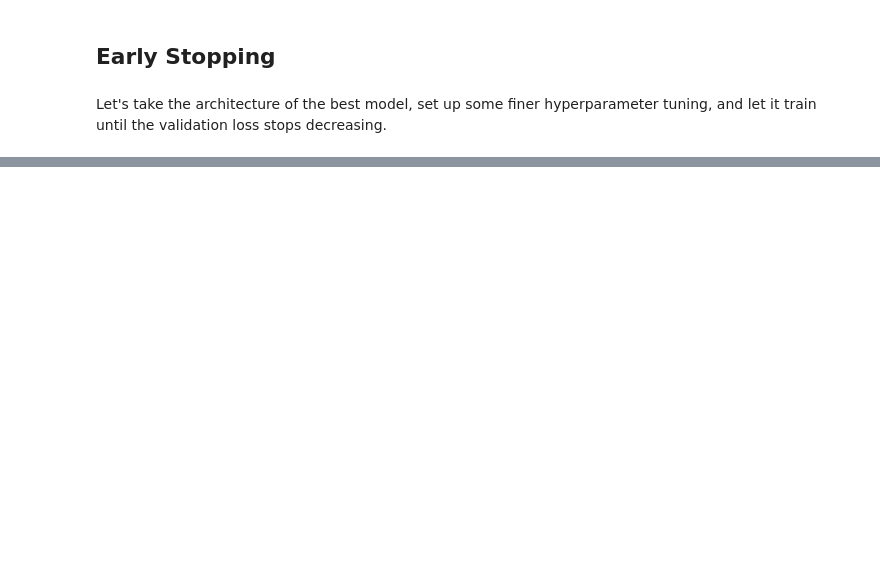
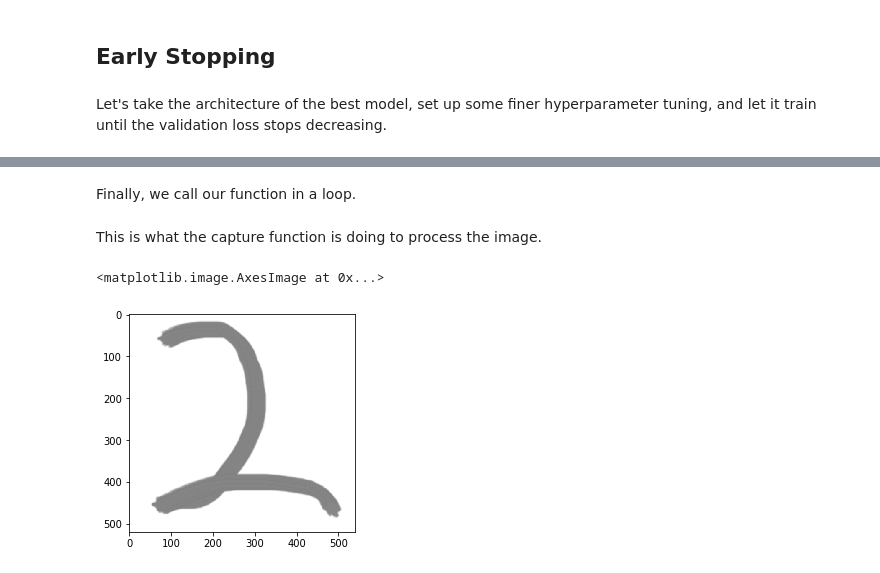
Before and after one commit to Brennan11/MNIST-Classification, a Jupyter notebook: mnist.ipynb, the cells around one changed output, grey strips where cells are left out. Drawn from its saved outputs; the diff is of its cells as text; code cells hidden in the pictures; blank space fills up the shorter version.

```diff
--- a/mnist.ipynb
+++ b/mnist.ipynb
@@ -669,0 +706,2 @@ errors = list(np.where((ypred4 == ytest) == False)[0])
+# %% [markdown]
+Finally, we call our function in a loop.
@@ -669,0 +723,9 @@ errors = list(np.where((ypred4 == ytest) == False)[0])
+# %% [markdown]
+This is what the capture function is doing to process the image.
+# %%
+n2 = cv2.imread("/Users/bernie/Documents/2.png")
+# %%
+plt.imshow(n2, cmap="gray") # Original image produced in PAINT
+# %% [output]
+<matplotlib.image.AxesImage at 0x...>
+[figure, added]
```
Also changed, not shown: parts of 44 cells of this notebook.
